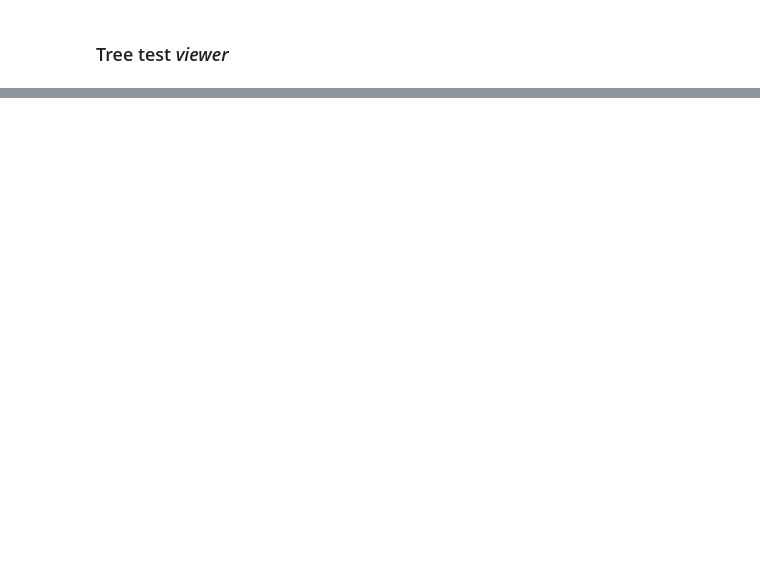
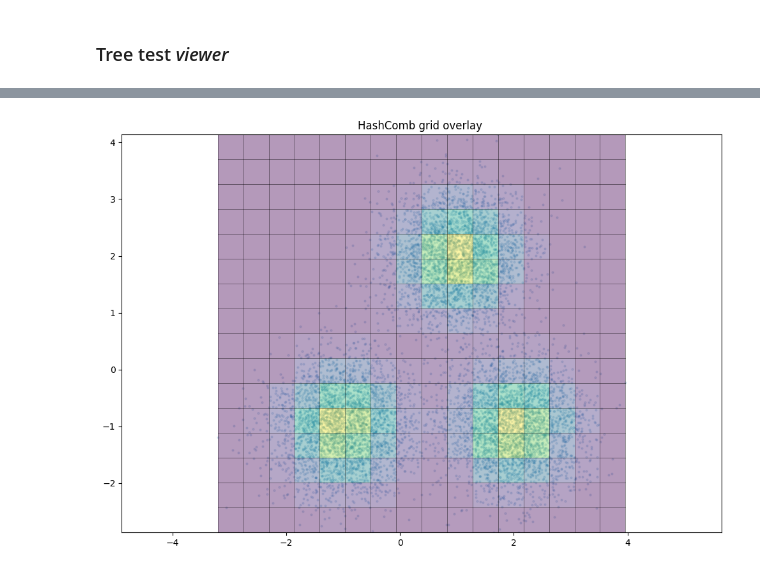
Before and after one commit to davidecerutti/HashComb, a Jupyter notebook: Hash-Comb-Python/hashcomb.ipynb, the cells around one changed output, grey strips where cells are left out. Saved outputs shown, nothing was run; the diff lists cells and outputs as text; code cells hidden in the pictures; blank space fills up the shorter version.

```diff
--- a/Hash-Comb-Python/hashcomb.ipynb
+++ b/Hash-Comb-Python/hashcomb.ipynb
@@ -273,0 +430,20 @@ plot_tree_levels(t.root, highlight_path=path_for_value(t.root, value),
+# %%
+k = 3
+centers = [[1, 2], [-1, -1], [2, -1]]
+X, _ = make_blobs(n_samples=10000, centers=centers, cluster_std=0.6)
+
+channels: int = 4
+minVal: float = 0.0
+maxVal: float = 1.0
+configPath = "configuration.pkl"
+
+configX = "configurationDemo_KM_X.pkl"
+configY = "configurationDemo_KM_Y.pkl"
+encoderX = Encoder(channels, maxVal, minVal, configX)
+decoderX = Decoder(configX)
+encoderY = Encoder(channels, maxVal, minVal, configY)
+decoderY = Decoder(configY)
+
+print("Tree for X created with ", len(encoderX.hashMap), " leaves")
+print("Tree for Y created with ", len(encoderY.hashMap), " leaves")
+print ( k, "Random blob created " ,X.shape, " with centers in: ", centers)
@@ -273,0 +579,29 @@ plot_tree_levels(t.root, highlight_path=path_for_value(t.root, value),
+# %%
+counts = np.zeros((len(orderX), len(orderY)), dtype=np.int32)
+np.add.at(counts, (ix, iy), 1)
+edgesX01 = np.linspace(0.0, 1.0, len(orderX) + 1)
+edgesY01 = np.linspace(0.0, 1.0, len(orderY) + 1)
+
+# 6) mins/rng
+ex = edgesX01 * rng[0] + mins[0]
+ey = edgesY01 * rng[1] + mins[1]
+
+plt.figure(figsize=(10, 7))
+plt.scatter(X[:,0], X[:,1], s=4, alpha=0.15)
+
+# draw bucket lines
+for xg in ex:
+    plt.plot([xg, xg], [ey[0], ey[-1]], 'k', linewidth=0.6, alpha=0.5)
+for yg in ey:
+    plt.plot([ex[0], ex[-1]], [yg, yg], 'k', linewidth=0.6, alpha=0.5)
+
+Z = (counts.T / counts.max()).astype(float)         # [len(orderY), len(orderX)]
+EX, EY = np.meshgrid(ex, ey, indexing='xy')         # [len(orderY)+1, len(orderX)+1]
+plt.pcolormesh(EX, EY, Z, alpha=0.4)
+
+plt.title("HashComb grid overlay ")
+plt.axis('equal');
+plt.tight_layout();
+plt.show()
+# %% [output]
+[figure, added]
```
Also changed, not shown: parts of 23 cells of this notebook, 7 other files.
